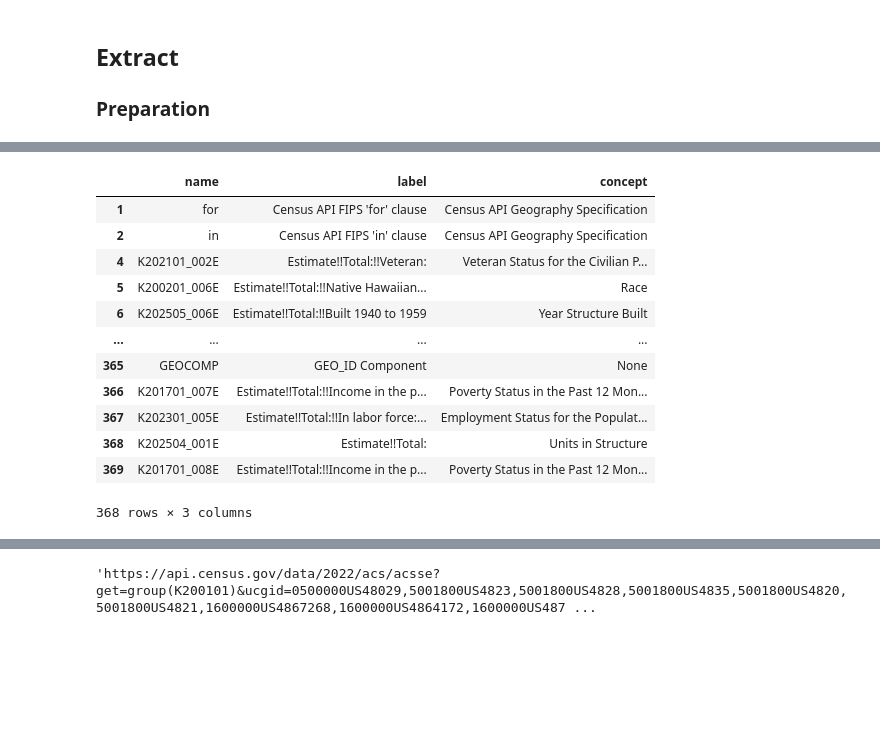
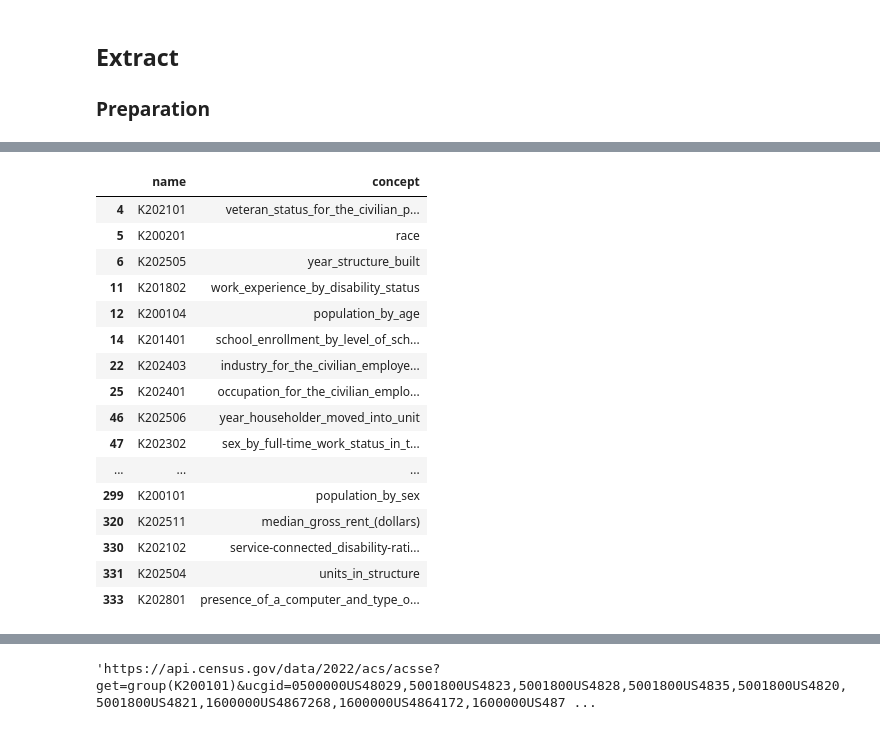
Before and after one commit to hector-torres/DemographicResearch, a Jupyter notebook: ETL_notebooks/census_bureau__acs__ETL.ipynb, the cells around one changed output, grey strips where cells are left out. Cells and saved outputs as stored; diff of their text form; code cells hidden in the pictures; blank space fills up the shorter version.

```diff
--- a/ETL_notebooks/census_bureau__acs__ETL.ipynb
+++ b/ETL_notebooks/census_bureau__acs__ETL.ipynb
@@ -90,0 +125,32 @@ crosswalk_df.head()
+# %%
+# removes rows not used to for naming columns locally
+crosswalk_df = crosswalk_df[crosswalk_df['name'].ne('for')]
+crosswalk_df = crosswalk_df[crosswalk_df['name'].ne('in')]
+crosswalk_df = crosswalk_df[crosswalk_df['name'].ne('ucgid')]
+crosswalk_df = crosswalk_df[crosswalk_df['name'].ne('SDELM')]
+crosswalk_df = crosswalk_df[crosswalk_df['name'].ne('GEOCOMP')]
+crosswalk_df = crosswalk_df[crosswalk_df['name'].ne('DIVISION')]
+crosswalk_df = crosswalk_df[crosswalk_df['name'].ne('COUSUB')]
+crosswalk_df = crosswalk_df[crosswalk_df['name'].ne('COUNTY')]
+crosswalk_df = crosswalk_df[crosswalk_df['name'].ne('CNECTA')]
+crosswalk_df = crosswalk_df[crosswalk_df['name'].ne('CD')]
+crosswalk_df = crosswalk_df[crosswalk_df['name'].ne('CBSA')]
+crosswalk_df = crosswalk_df[crosswalk_df['name'].ne('CSA')]
+crosswalk_df = crosswalk_df[crosswalk_df['name'].ne('ANRC')]
+crosswalk_df = crosswalk_df[crosswalk_df['name'].ne('AIANHH')]
+crosswalk_df = crosswalk_df[crosswalk_df['name'].ne('NECTADIV')]
+crosswalk_df = crosswalk_df[crosswalk_df['name'].ne('PLACE')]
+crosswalk_df = crosswalk_df[crosswalk_df['name'].ne('PRINCITY')]
+crosswalk_df = crosswalk_df[crosswalk_df['name'].ne('PUMA')]
+crosswalk_df = crosswalk_df[crosswalk_df['name'].ne('REGION')]
+crosswalk_df = crosswalk_df[crosswalk_df['name'].ne('SDSEC')]
+crosswalk_df = crosswalk_df[crosswalk_df['name'].ne('SDUNI')]
+crosswalk_df = crosswalk_df[crosswalk_df['name'].ne('STATE')]
+crosswalk_df = crosswalk_df[crosswalk_df['name'].ne('SUMLEVEL')]
+crosswalk_df = crosswalk_df[crosswalk_df['name'].ne('UA')]
+crosswalk_df = crosswalk_df[crosswalk_df['name'].ne('NECTA')]
+crosswalk_df = crosswalk_df[crosswalk_df['name'].ne('NATION')]
+crosswalk_df = crosswalk_df[crosswalk_df['name'].ne('METDIV')]
+crosswalk_df = crosswalk_df[crosswalk_df['name'].ne('GEO')]
+
+crosswalk_df
@@ -91,19 +171,28 @@ crosswalk_df.head()
 # %%
-# transforms crosswalk_df by truncating `name` column to its table 'group' name (and deleting anything that's not a table name) and normalizing text in `concept` field to lowercase/no spaces format to create
-crosswalk_df
+# transforms crosswalk_df by truncating `name` column to its table 'group' name (and deleting anything that's not a table name) and normalizing text in `concept` field to lowercase/no spaces format
+tables_df = crosswalk_df.copy()
+tables_df['name'] = crosswalk_df['name'].str.split('_').str[0]
+tables_df = tables_df.drop_duplicates(subset='name')
+tables_df = tables_df.drop(columns='label')
+tables_df['concept'] = tables_df['concept'].str.replace(' ', '_').str.lower()
+tables_df
 # %% [output]
-|  | name | label | concept |
-| 1 | for | Census API FIPS 'for' clause | Census API Geography Specification |
-| 2 | in | Census API FIPS 'in' clause | Census API Geography Specification |
-| 4 | K202101_002E | Estimate!!Total:!!Veteran: | Veteran Status for the Civilian P... |
-| 5 | K200201_006E | Estimate!!Total:!!Native Hawaiian... | Race |
-| 6 | K202505_006E | Estimate!!Total:!!Built 1940 to 1959 | Year Structure Built |
-| ... | ... | ... | ... |
-| 365 | GEOCOMP | GEO_ID Component | None |
-| 366 | K201701_007E | Estimate!!Total:!!Income in the p... | Poverty Status in the Past 12 Mon... |
-| 367 | K202301_005E | Estimate!!Total:!!In labor force:... | Employment Status for the Populat... |
-| 368 | K202504_001E | Estimate!!Total: | Units in Structure |
-| 369 | K201701_008E | Estimate!!Total:!!Income in the p... | Poverty Status in the Past 12 Mon... |
+|  | name | concept |
+| 4 | K202101 | veteran_status_for_the_civilian_p... |
+| 5 | K200201 | race |
+| 6 | K202505 | year_structure_built |
+| 11 | K201802 | work_experience_by_disability_status |
+| 12 | K200104 | population_by_age |
+| 14 | K201401 | school_enrollment_by_level_of_sch... |
+| 22 | K202403 | industry_for_the_civilian_employe... |
+| 25 | K202401 | occupation_for_the_civilian_emplo... |
+| 46 | K202506 | year_householder_moved_into_unit |
+| 47 | K202302 | sex_by_full-time_work_status_in_t... |
+| ... | ... | ... |
+| 299 | K200101 | population_by_sex |
+| 320 | K202511 | median_gross_rent_(dollars) |
+| 330 | K202102 | service-connected_disability-rati... |
+| 331 | K202504 | units_in_structure |
+| 333 | K202801 | presence_of_a_computer_and_type_o... |
-368 rows × 3 columns
 # %%
 # list of variables for ACS SE data set: https://api.census.gov/data/2019/acs/acsse/variables.html - 49 most relevant data sets below
```
Also changed, not shown: parts of 8 cells of this notebook, 1 other file.
